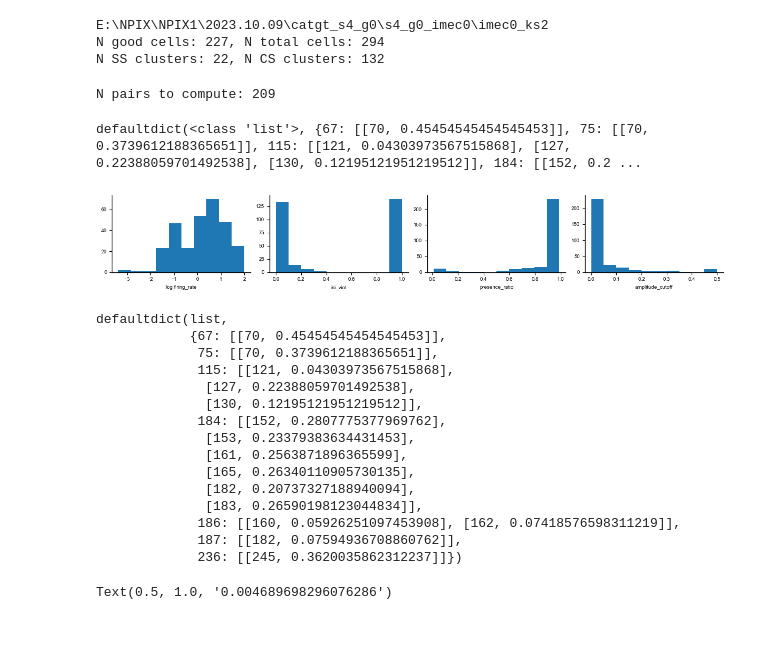
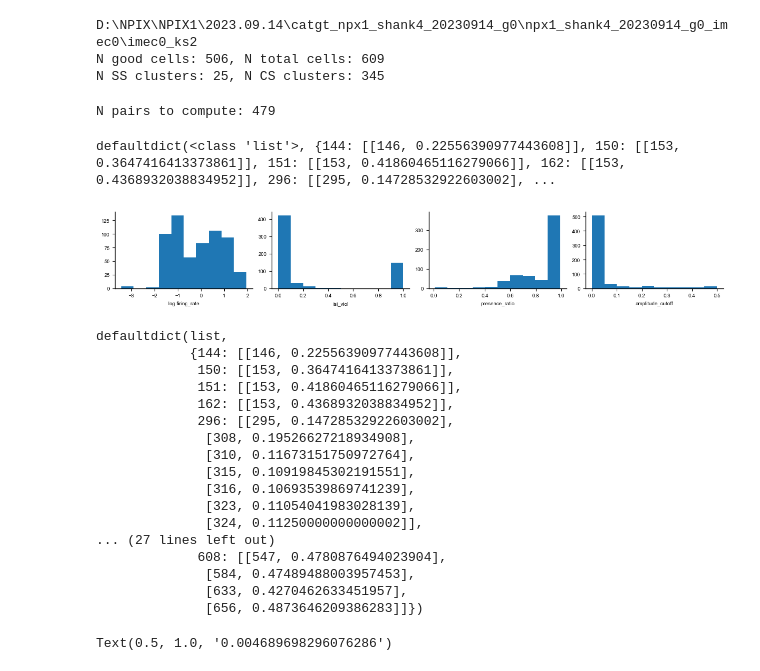
Before and after one commit to pwang724/ecephys, a Jupyter notebook: ecephys_spike_sorting/test.ipynb, the cells around one changed output. Cells and saved outputs as stored; diff of their text form; code cells hidden in the pictures; blank space fills up the shorter version.

```diff
--- a/ecephys_spike_sorting/test.ipynb
+++ b/ecephys_spike_sorting/test.ipynb
@@ -30,4 +31,6 @@ The autoreload extension is already loaded. To reload it, use:
 # %%
+BASE_PATH = R'D:\NPIX'
+
 dps = [
     # r'D:\NPIX\NPIX1\2023.08.23\catgt_pw1_20230823_shank3_bot_g0\pw1_20230823_shank3_bot_g0_imec0\imec0_ks2',
     # r'D:\NPIX\NPIX1\2023.08.23\catgt_pw1_20230823_shank2_bot_g0\pw1_20230823_shank2_bot_g0_imec0\imec0_ks2',
@@ -41,7 +44,9 @@ dps = [
     # r'E:\NPIX\NPIX1\2023.09.15\catgt_npx1_shank2_g0\npx1_shank2_g0_imec0\imec0_ks2',
     # r'E:\NPIX\NPIX1\2023.09.15\catgt_npx1_shank1_g0\npx1_shank1_g0_imec0\imec0_ks2',
     # r'E:\NPIX\NPIX1\2023.10.08\catgt_2023_10_08_shank4_g0\2023_10_08_shank4_g0_imec0\imec0_ks2',
-    r'E:\NPIX\NPIX1\2023.10.09\catgt_s4_g0\s4_g0_imec0\imec0_ks2'
+    # r'E:\NPIX\NPIX1\2023.10.09\catgt_s4_g0\s4_g0_imec0\imec0_ks2',
+
+    os.path.join(BASE_PATH, r'NPIX1\2023.09.14\catgt_npx1_shank4_20230914_g0\npx1_shank4_20230914_g0_imec0\imec0_ks2'),
 ]
 
 for dp in dps:
@@ -138,57 +143,59 @@ for dp in dps:
 
     sum = 0
     cc_dict = {}
     for ss in tqdm.tqdm(ss_cluster_ids):
         valid_cs = np.intersect1d(adjacencies[ss], cs_cluster_ids)
         cc_dict[ss] = list(valid_cs)
         sum += len(valid_cs)
     print(f'N pairs to compute: {sum}')
 
     from scipy.signal import savgol_filter
     win_size = 80
     bin_size = 1
 
     pairs = defaultdict(list)
     for ss, css in tqdm.tqdm(cc_dict.items()):
         for cs in css:
             # try:
             c = ccg(dp, [cs, ss], bin_size=bin_size, win_size=win_size, normalize='Hertz')
             cc = c[0, 1]
             cc = savgol_filter(cc, window_length=3, polyorder=0)
             middle = int(1+win_size/2)
             s = 5
             e = 20
             metric = np.min(cc[middle+s:middle+e]) / np.mean(cc[middle-e:middle-s])
             if metric < 0.5:
                 pairs[ss].append([cs, metric])
             # except:
             #     print(cs, ss)
     print(pairs)
 # %% [output]
-E:\NPIX\NPIX1\2023.10.09\catgt_s4_g0\s4_g0_imec0\imec0_ks2
-N good cells: 227, N total cells: 294
-N SS clusters: 22, N CS clusters: 132
+D:\NPIX\NPIX1\2023.09.14\catgt_npx1_shank4_20230914_g0\npx1_shank4_20230914_g0_imec0\imec0_ks2
+N good cells: 506, N total cells: 609
+N SS clusters: 25, N CS clusters: 345
-N pairs to compute: 209
+N pairs to compute: 479
-defaultdict(<class 'list'>, {67: [[70, 0.45454545454545453]], 75: [[70, 0.3739612188365651]], 115: [[121, 0.04303973567515868], [127, 0.22388059701492538], [130, 0.12195121951219512]], 184: [[152, 0.2 ...
+defaultdict(<class 'list'>, {144: [[146, 0.22556390977443608]], 150: [[153, 0.3647416413373861]], 151: [[153, 0.41860465116279066]], 162: [[153, 0.4368932038834952]], 296: [[295, 0.14728532922603002], ...
-[figure, old version]
+[figure, new version]
 # %%
 pairs
 # %% [output]
 defaultdict(list,
-            {67: [[70, 0.45454545454545453]],
-             75: [[70, 0.3739612188365651]],
-             115: [[121, 0.04303973567515868],
-              [127, 0.22388059701492538],
-              [130, 0.12195121951219512]],
-             184: [[152, 0.2807775377969762],
-              [153, 0.23379383634431453],
-              [161, 0.2563871896365599],
-              [165, 0.26340110905730135],
-              [182, 0.20737327188940094],
-              [183, 0.26590198123044834]],
-             186: [[160, 0.05926251097453908], [162, 0.07418576598311219]],
-             187: [[182, 0.07594936708860762]],
-             236: [[245, 0.3620035862312237]]})
+            {144: [[146, 0.22556390977443608]],
+             150: [[153, 0.3647416413373861]],
+             151: [[153, 0.41860465116279066]],
+             162: [[153, 0.4368932038834952]],
+             296: [[295, 0.14728532922603002],
+              [308, 0.19526627218934908],
+              [310, 0.11673151750972764],
+              [315, 0.10919845302191551],
+              [316, 0.10693539869741239],
+              [323, 0.11054041983028139],
+              [324, 0.11250000000000002]],
+... (27 lines left out)
+             608: [[547, 0.4780876494023904],
+              [584, 0.47489488003957453],
+              [633, 0.4270462633451957],
+              [656, 0.4873646209386283]]})
 # %%
 ss = 36
 cs = 37
```
Also changed, not shown: parts of 1 cell of this notebook, 2 other files.
